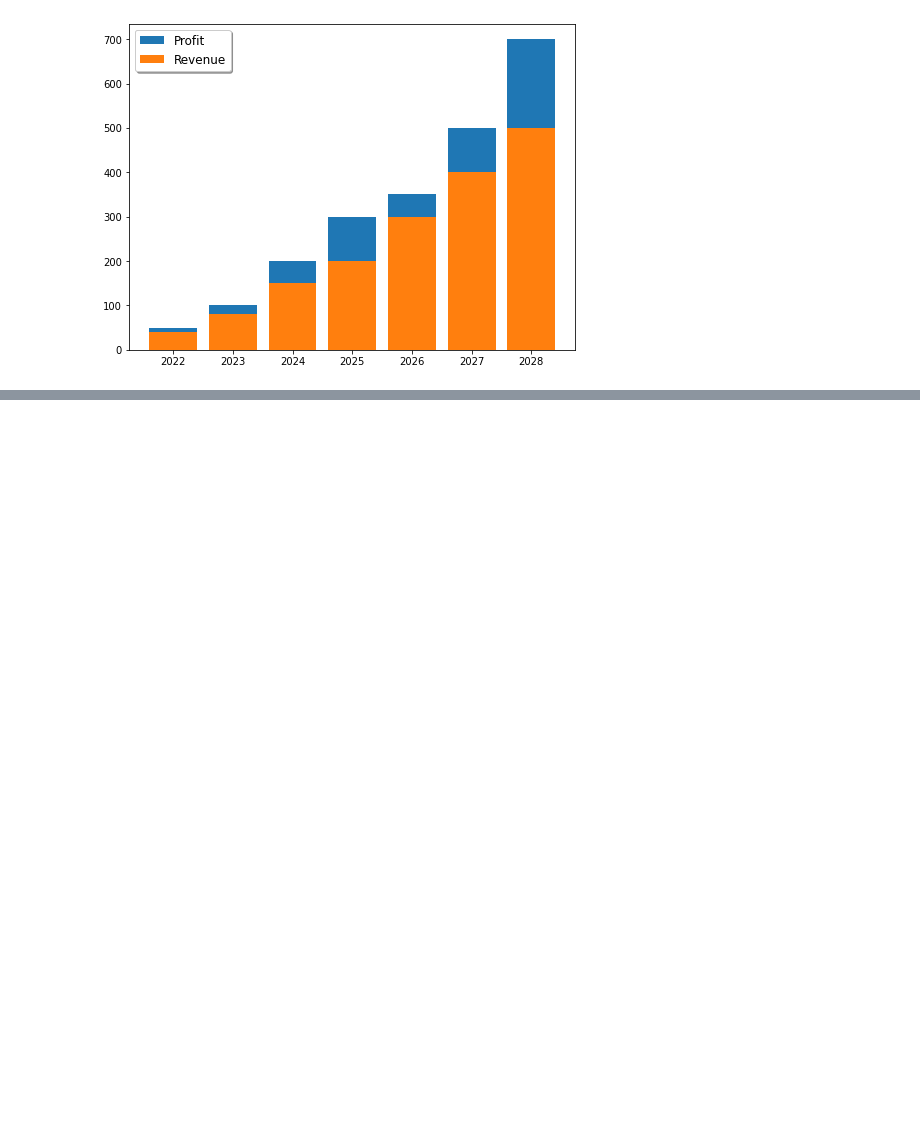
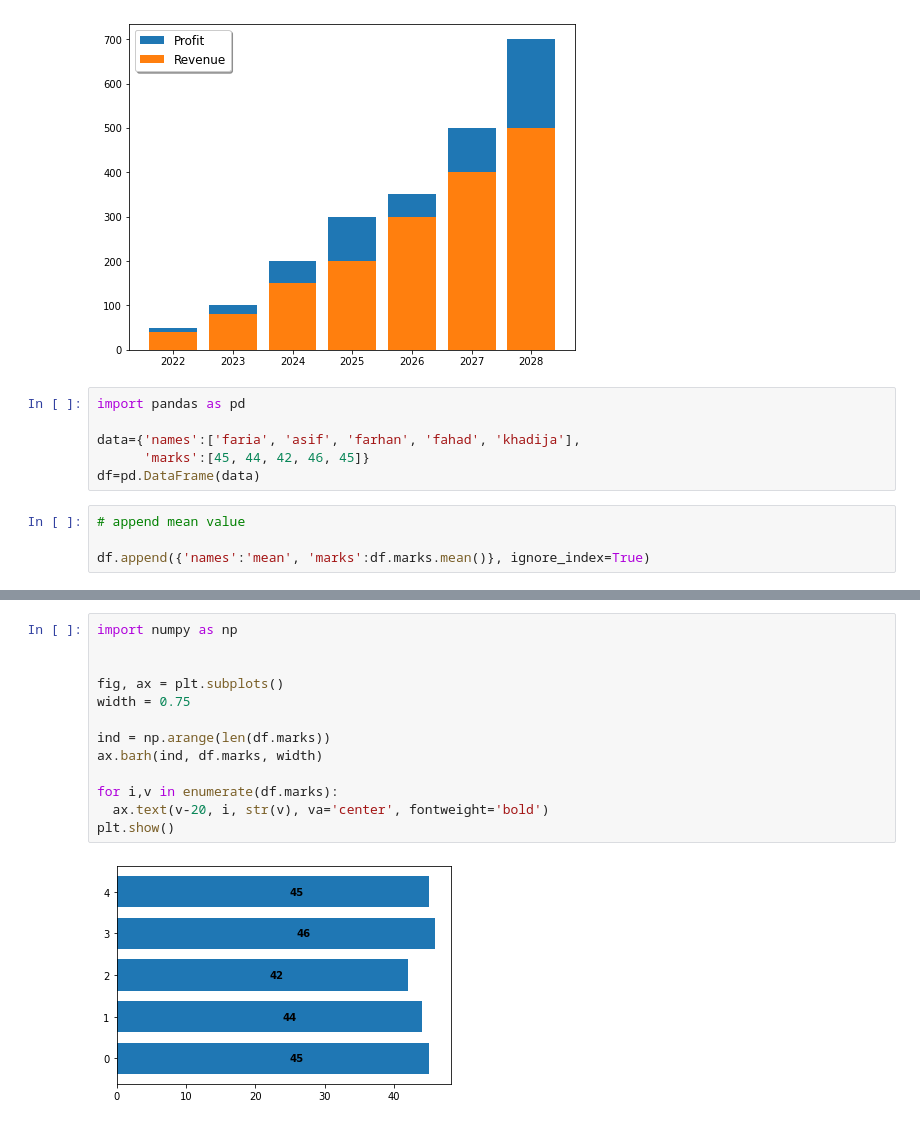
Before and after one commit to ShakilM26/Data-Visualization, a Jupyter notebook: hist_visualisation.ipynb, the cells around one changed output, grey strips where cells are left out. Saved outputs shown, nothing was run; the diff lists cells and outputs as text; blank space fills up the shorter version.

```diff
--- a/hist_visualisation.ipynb
+++ b/hist_visualisation.ipynb
@@ -26,3 +26,13 @@ plt.legend(loc='best', shadow=True, fontsize='large')
 plt.show()
 # %% [output]
 [figure]
+# %%
+import pandas as pd
+
+data={'names':['faria', 'asif', 'farhan', 'fahad', 'khadija'],
+      'marks':[45, 44, 42, 46, 45]}
+df=pd.DataFrame(data)
+# %%
+# append mean value
+
+df.append({'names':'mean', 'marks':df.marks.mean()}, ignore_index=True)
@@ -28,0 +47,15 @@ plt.show()
+# %%
+import numpy as np
+
+
+fig, ax = plt.subplots()
+width = 0.75
+
+ind = np.arange(len(df.marks))
+ax.barh(ind, df.marks, width)
+
+for i,v in enumerate(df.marks):
+  ax.text(v-20, i, str(v), va='center', fontweight='bold')
+plt.show()
+# %% [output]
+[figure, added]
```
Also changed, not shown: parts of 8 cells of this notebook.
